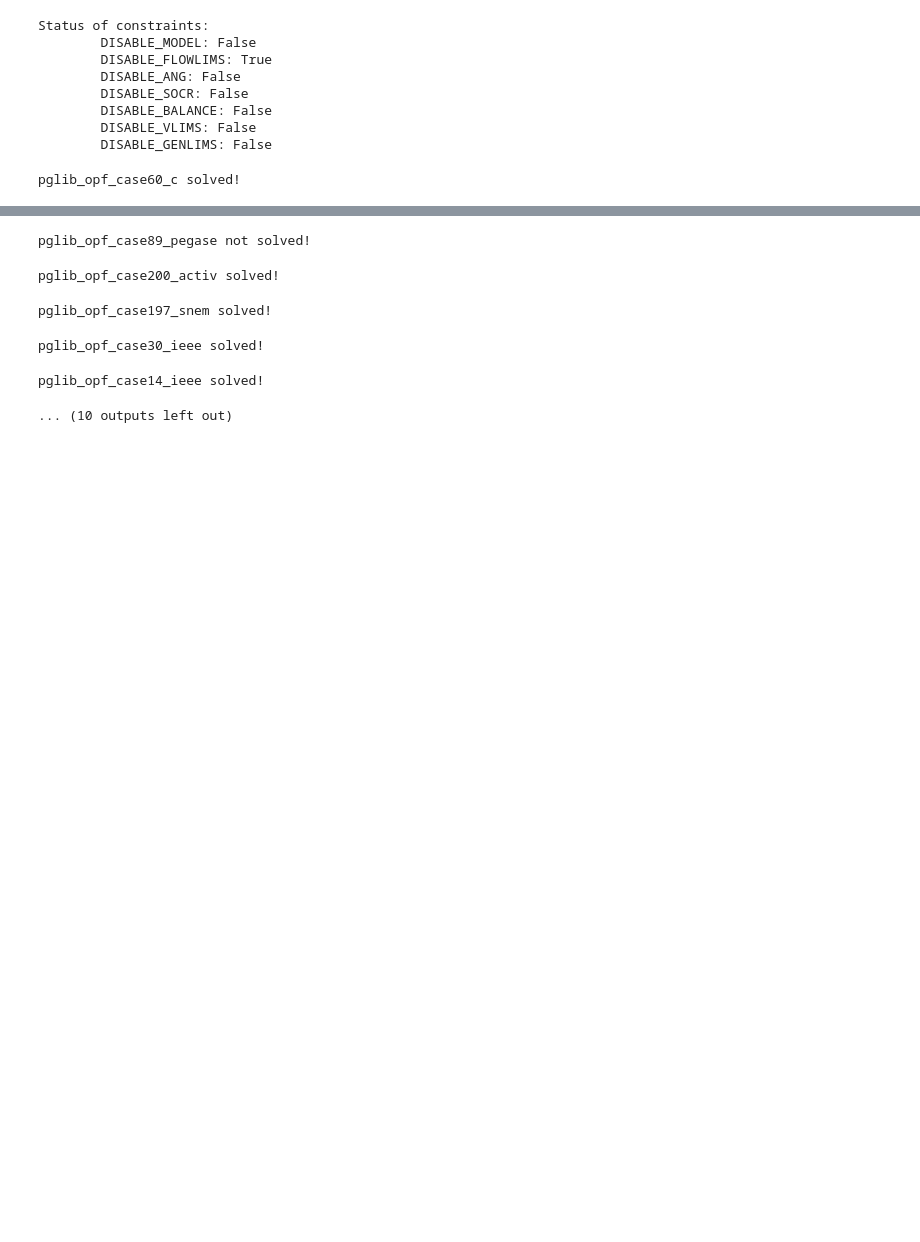
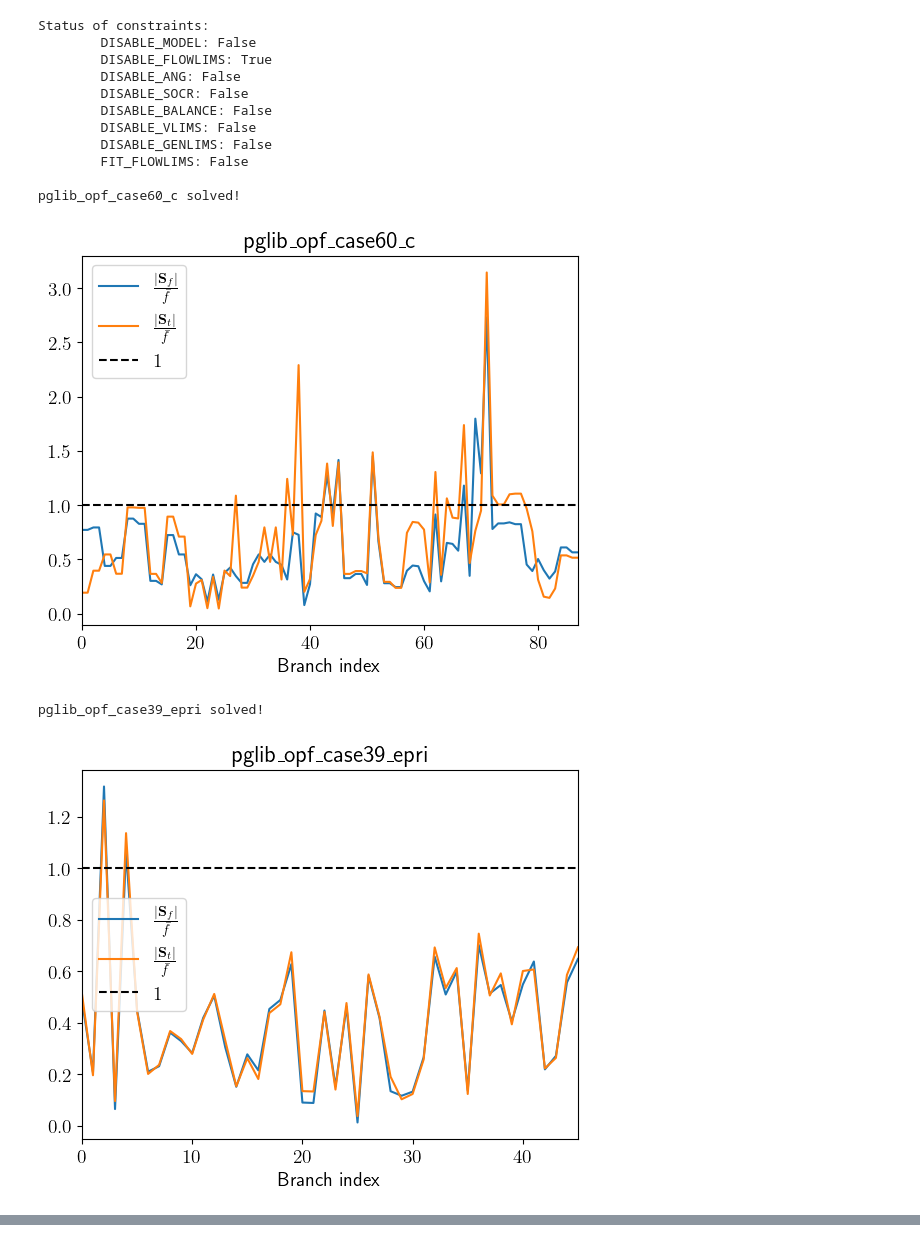
Before and after one commit to shourya01/pglib-opf, a Jupyter notebook: milestone0.ipynb, the cells around one changed output, grey strips where cells are left out. Saved outputs shown, nothing was run; the diff lists cells and outputs as text; code cells hidden in the pictures; blank space fills up the shorter version.

```diff
--- a/milestone0.ipynb
+++ b/milestone0.ipynb
@@ -51,6 +52,7 @@ for cf in (t:=tqdm(case_files)):
         # append
         cases.append(case_correct_idx)
         casenames.append(cname)
+    t.set_description(cname)
 # %%
 # this_case = cases[0]
 
@@ -62,7 +64,7 @@ DISABLE_SOCR = False
 DISABLE_BALANCE = False
 DISABLE_VLIMS = False
 DISABLE_GENLIMS = False
-USE_ONE_AS_OBJ = False # use trivial objective function, i.e. 1
+FIT_FLOWLIMS = False # use scalar multiplier to 'fit' flowlims into feasibility # TEST
 print(f'''Status of constraints:
         DISABLE_MODEL: {DISABLE_MODEL}
         DISABLE_FLOWLIMS: {DISABLE_FLOWLIMS}
@@ -71,12 +73,17 @@ print(f'''Status of constraints:
         DISABLE_BALANCE: {DISABLE_BALANCE}
         DISABLE_VLIMS: {DISABLE_VLIMS}
         DISABLE_GENLIMS: {DISABLE_GENLIMS}
+        FIT_FLOWLIMS: {FIT_FLOWLIMS}
         ''')
 
 # RECORDS FOR SOLVED AND UNSOLVED
 solved, unsolved = 0,0
 
-for cn,this_case in tqdm(zip(casenames,cases)):
+# ENABLE FLOWLIMS IF FIT_FLOWLIMS IS SET # TEST
+if FIT_FLOWLIMS:
+    DISABLE_FLOWLIMS = False
+
+for cn,this_case in zip(casenames,cases):
 
     # LOAD DATA
     # baseMVA
@@ -130,6 +137,8 @@ for cn,this_case in tqdm(zip(casenames,cases)):
     Sgen = cp.Variable(n_gen,complex=True) # p.u.
     U = cp.Variable(n_bus,nonneg=True) # p.u.
     W = cp.Variable(n_branch,complex=True) # p.u.
+    if FIT_FLOWLIMS: # TEST
+        scale = cp.Variable(n_branch,nonneg=True)
 
     # CVXPY CONSTRAINTS
     constr = []
@@ -143,7 +152,7 @@ for cn,this_case in tqdm(zip(casenames,cases)):
         brf, brr, brid = br
         yl, b = 1 / (br_r[brid] + 1j * br_x[brid]), br_b[brid]
         tl = tap[brid] * (math.cos(shift[brid]) + 1j * math.sin(shift[brid]))
-        yff, ytt, yft, ytf = (yl + 1j * (b/2)) / (tl*tl.conjugate()) , (yl + 1j * (b/2)), - yl / tl.conjugate(), -yl / tl
+        yff, ytt, yft, ytf = (yl + 1j * (b)) / (tl*tl.conjugate()) , (yl + 1j * (b)), - yl / tl.conjugate(), -yl / tl
         if not DISABLE_MODEL:
             # forward and reverse flows
             frm, to = brf[0], brf[1]
@@ -151,12 +160,16 @@ for cn,this_case in tqdm(zip(casenames,cases)):
             constr.append(St[brid] == ytt.conjugate()*U[to] + ytf.conjugate()*cp.conj(W[brid]))
         if not DISABLE_FLOWLIMS:
             # flow limits
-            constr.append(cp.abs(Sf) <= flow_lim[brid])
-            constr.append(cp.abs(St) <= flow_lim[brid])
+            if FIT_FLOWLIMS: # TEST
+                constr.append(cp.power(cp.real(Sf),2) + cp.power(cp.imag(Sf),2) <= scale[brid]*flow_lim[brid]**2)
+                constr.append(cp.power(cp.real(St),2) + cp.power(cp.imag(St),2) <= scale[brid]*flow_lim[brid]**2)
+            else: # PRE-TEST
+                constr.append(cp.power(cp.real(Sf),2) + cp.power(cp.imag(Sf),2) <= flow_lim[brid]**2)
+                constr.append(cp.power(cp.real(St),2) + cp.power(cp.imag(St),2) <= flow_lim[brid]**2)
         if not DISABLE_ANG:
             # angle limits
-            constr.append(cp.imag(W[brid]) <= angmax[brid] * cp.real(W[brid]))
-            constr.append(cp.imag(W[brid]) >= angmin[brid] * cp.real(W[brid]))
+            constr.append(cp.imag(W[brid]) <= math.tan(angmax[brid]) * cp.real(W[brid]))
+            constr.append(cp.imag(W[brid]) >= math.tan(angmin[brid]) * cp.real(W[brid]))
         if not DISABLE_SOCR:
             # second order cones
             frm, to = brf[0], brf[1]
@@ -177,32 +190,58 @@ for cn,this_case in tqdm(zip(casenames,cases)):
         Sf_total = cp.sum([Sf[brid] for brid in out_lines(busid)]) if out_lines(busid).size >0 else 0
         St_total = cp.sum([St[brid] for brid in in_lines(busid)]) if in_lines(busid).size >0 else 0
         Ys = bus_bs[busid] + 1j * bus_gs[busid]
         if not DISABLE_BALANCE:
             constr.append(Sgen_total - Sd - Ys*U[busid] == Sf_total + St_total)
-    obj = cp.Minimize(cp.sum(U))
+    if FIT_FLOWLIMS: # TEST
+        obj = cp.Minimize(cp.sum(scale))
+    else: # PRE-TEST
+        obj = cp.Minimize(1)
     prob = cp.Problem(obj,constr)
     # solve problem and record results
     try:
         prob.solve(solver='MOSEK',verbose=False)
         if prob.status not in ['infeasible','unbounded']:
             print(f"{cn} solved!\n")
             solved += 1
         else:
             print(f"{cn} not solved!\n")
             unsolved += 1
+        if FIT_FLOWLIMS: # TEST
+            plt.plot(scale.value)
+            plt.plot(np.ones_like(scale.value),'k--')
+            plt.xlabel('Branch index')
+            plt.xlim([0,scale.value.size-1])
+            plt.ylabel('Flowlim scale for feas.')
+            plt.title(cn)
+            plt.show()
+        else:
+            plt.plot(np.abs(Sf.value) / flow_lim, label=r'$\frac{|\mathbf{S}_f|}{\bar{f}}$')
+            plt.plot(np.abs(St.value) / flow_lim, label=r'$\frac{|\mathbf{S}_t|}{\bar{f}}$')
+            plt.plot(np.ones_like(flow_lim),'k--',label=r'$1$')
+            plt.legend()
+            plt.xlabel('Branch index')
+            plt.xlim([0,flow_lim.size-1])
+            plt.title(cn)
+            plt.show()
     except:
         print(f"{cn} encountered solver error!\n")
         unsolved += 1
+    # break
 
 # DISPLAY OUTCOME
 print(f"Solved {100*solved/(solved+unsolved)} percent of cases.")
 # %% [output]
 Status of constraints:
         DISABLE_MODEL: False
         DISABLE_FLOWLIMS: True
         DISABLE_ANG: False
         DISABLE_SOCR: False
         DISABLE_BALANCE: False
         DISABLE_VLIMS: False
         DISABLE_GENLIMS: False
+        FIT_FLOWLIMS: False
+
+pglib_opf_case60_c solved!
+[figure, added]
-pglib_opf_case60_c solved!
+pglib_opf_case39_epri solved!
+[figure, added]
@@ -216,6 +258,0 @@ pglib_opf_case3_lmbd solved!
-pglib_opf_case89_pegase not solved!
-pglib_opf_case200_activ solved!
-pglib_opf_case197_snem solved!
-pglib_opf_case30_ieee solved!
-pglib_opf_case14_ieee solved!
-... (10 outputs left out)
```
Also changed, not shown: parts of 2 cells of this notebook, 2 other files.
